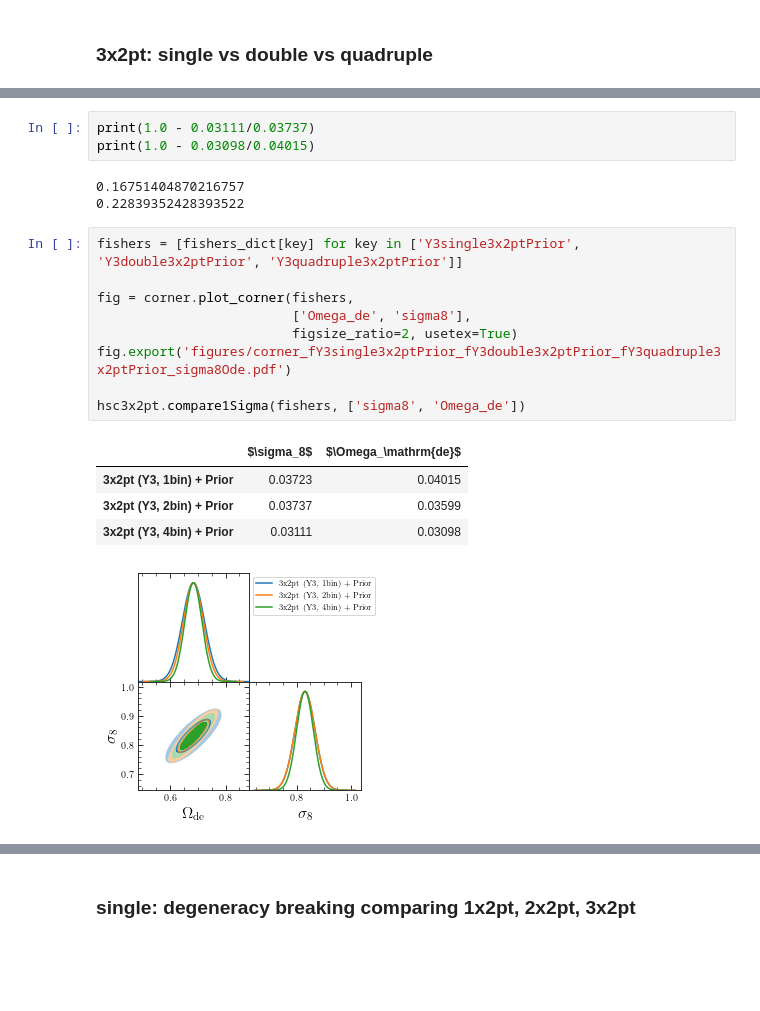
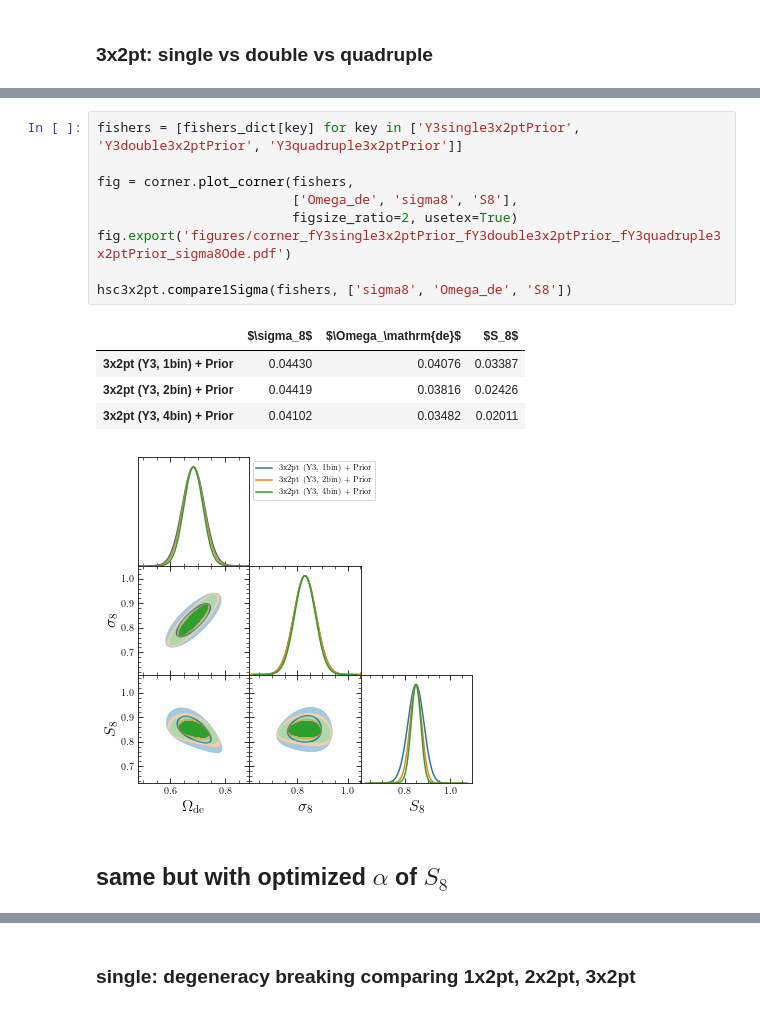
Before and after one commit to git-sunao/weaklensHSCY3Fisher, a Jupyter notebook: Fisher.ipynb, the cells around one changed output, grey strips where cells are left out. Saved outputs shown, nothing was run; the diff lists cells and outputs as text; blank space fills up the shorter version.

```diff
--- a/Fisher.ipynb
+++ b/Fisher.ipynb
@@ -334,21 +344,17 @@ print(df.to_latex(escape=False))
-# %%
-print(1.0 - 0.03111/0.03737)
-print(1.0 - 0.03098/0.04015)
-# %% [output]
-0.16751404870216757
-0.22839352428393522
 # %%
 fishers = [fishers_dict[key] for key in ['Y3single3x2ptPrior', 'Y3double3x2ptPrior', 'Y3quadruple3x2ptPrior']]
 
 fig = corner.plot_corner(fishers,
-                         ['Omega_de', 'sigma8'],
+                         ['Omega_de', 'sigma8', 'S8'],
                          figsize_ratio=2, usetex=True)
 fig.export('figures/corner_fY3single3x2ptPrior_fY3double3x2ptPrior_fY3quadruple3x2ptPrior_sigma8Ode.pdf')
 
-hsc3x2pt.compare1Sigma(fishers, ['sigma8', 'Omega_de'])
+hsc3x2pt.compare1Sigma(fishers, ['sigma8', 'Omega_de', 'S8'])
 # %% [output]
-|  | $\sigma_8$ | $\Omega_\mathrm{de}$ |
-| 3x2pt (Y3, 1bin) + Prior | 0.03723 | 0.04015 |
-| 3x2pt (Y3, 2bin) + Prior | 0.03737 | 0.03599 |
-| 3x2pt (Y3, 4bin) + Prior | 0.03111 | 0.03098 |
+|  | $\sigma_8$ | $\Omega_\mathrm{de}$ | $S_8$ |
+| 3x2pt (Y3, 1bin) + Prior | 0.04430 | 0.04076 | 0.03387 |
+| 3x2pt (Y3, 2bin) + Prior | 0.04419 | 0.03816 | 0.02426 |
+| 3x2pt (Y3, 4bin) + Prior | 0.04102 | 0.03482 | 0.02011 |
-[figure, old version]
+[figure, new version]
+# %% [markdown]
+## same but with optimized $\alpha$ of $S_8$
```
Also changed, not shown: parts of 20 cells of this notebook, 17 other files.
